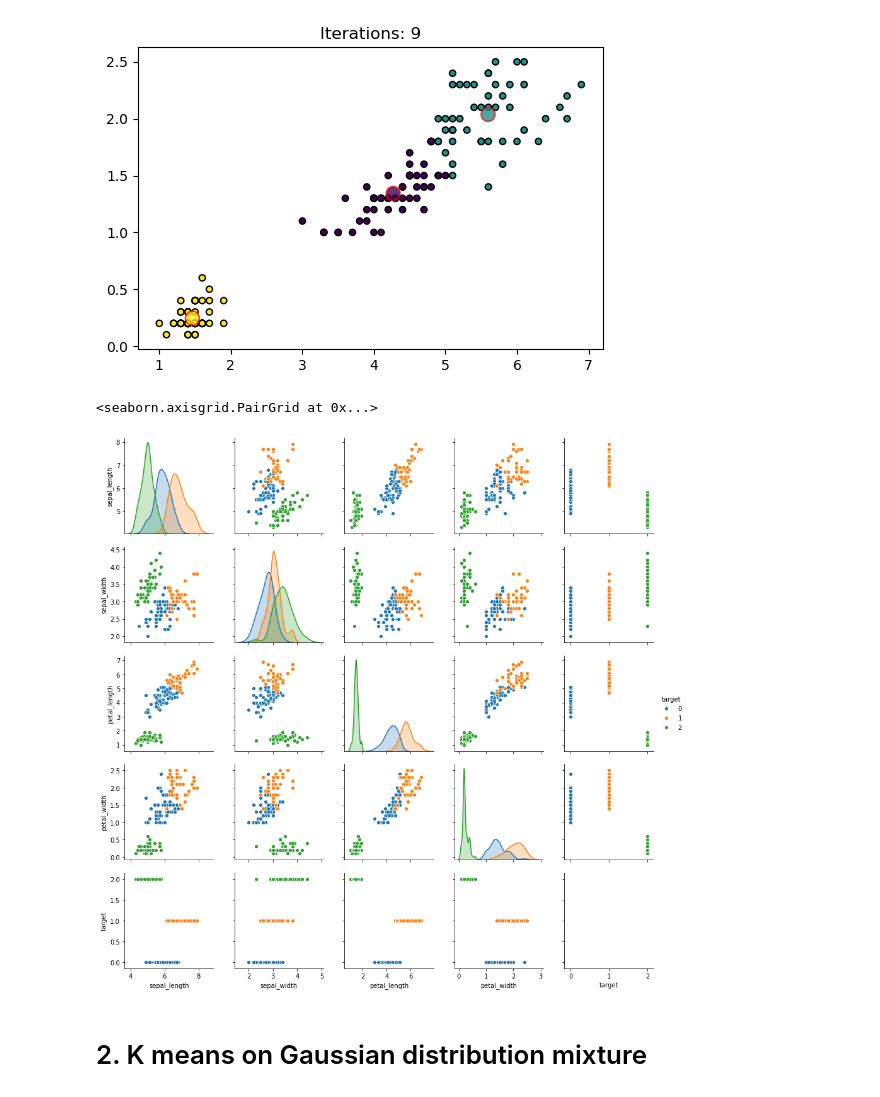
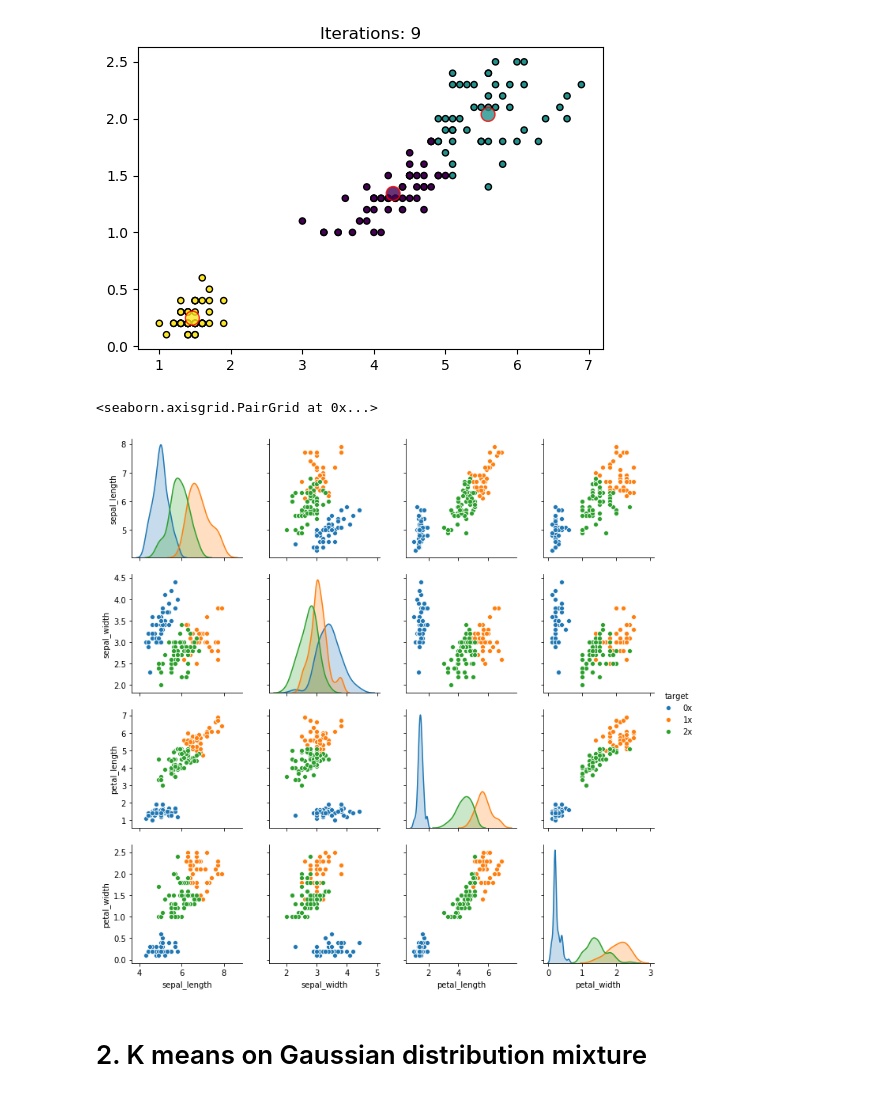
Before and after one commit to TheFebrin/DataScience, a Jupyter notebook: Projects/KMEANS/KMEANS_iris.ipynb, the cells around one changed output. Cells and saved outputs as stored; diff of their text form; code cells hidden in the pictures.

```diff
--- a/Projects/KMEANS/KMEANS_iris.ipynb
+++ b/Projects/KMEANS/KMEANS_iris.ipynb
@@ -169,11 +167,11 @@ KM.RUN(show_images = 5)
 # %%
 KM = K_MEANS(iris_df, k=3, MAX_ITER=100)
 KM.RUN(show_images=False)
-iris_df['target'] = KM.labels
+iris_df['target'] = list(map(lambda x: str(x) + 'x', KM.labels))
 sns.pairplot(hue='target', data=iris_df)
 # %% [output]
 <seaborn.axisgrid.PairGrid at 0x...>
-[figure, old version]
+[figure, new version]
 # %% [markdown]
 # 2. K means on Gaussian distribution mixture
 # %%
```
Also changed, not shown: parts of 2 cells of this notebook.
